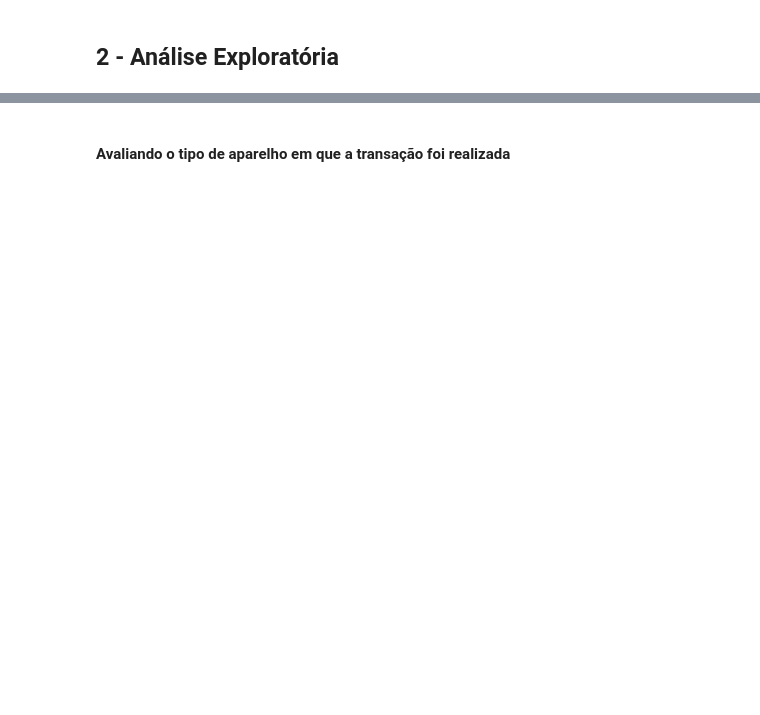
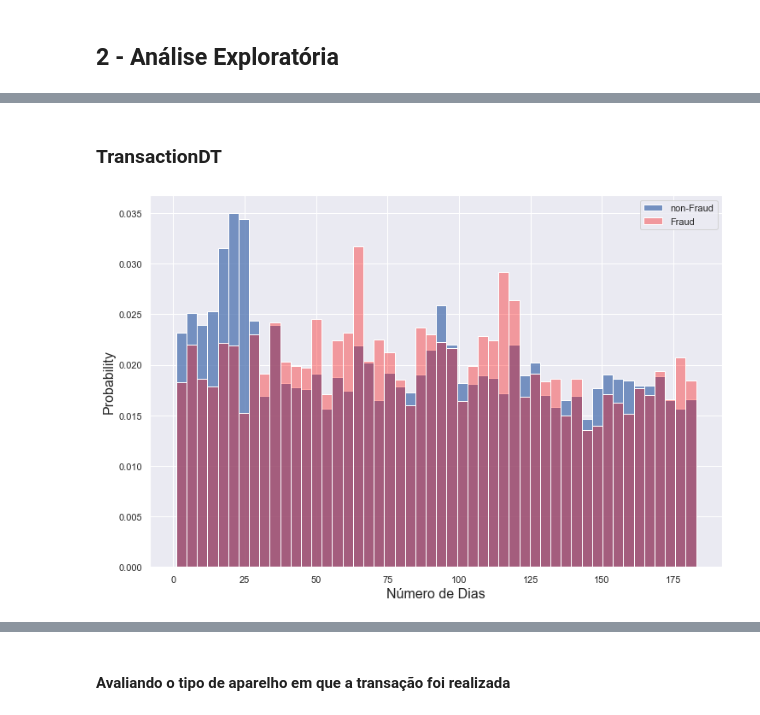
Before and after one commit to lucasdetoledo4/ML-UFSC, a Jupyter notebook: fraud_detection_V1.ipynb, the cells around one changed output, grey strips where cells are left out. Drawn from its saved outputs; the diff is of its cells as text; code cells hidden in the pictures; blank space fills up the shorter version.

```diff
--- a/fraud_detection_V1.ipynb
+++ b/fraud_detection_V1.ipynb
@@ -60,0 +92,22 @@ Name: isFraud, dtype: int64
+# %% [markdown]
+### TransactionDT
+# %%
+bins = np.histogram_bin_edges(df_train['TransactionDT'] / 86400, bins=50)
+
+fig = plt.figure(figsize=(12,8))
+
+# plt.subplot(121)
+px = sns.histplot(data=df_train['TransactionDT'] / 86400, label='non-Fraud',
+                  bins=bins, stat='probability')
+
+
+# plt.subplot(122)
+px2 = sns.histplot(data=df_train[df_train['isFraud'] == True]['TransactionDT'] / 86400, bins=bins,
+                   stat='probability', color='red', alpha=0.35, label='Fraud')
+
+px2.set_xlabel('Número de Dias', fontsize=16)
+px2.set_ylabel('Probability', fontsize=16)
+plt.legend()
+plt.show()
+# %% [output]
+[figure, added]
```
Also changed, not shown: parts of 13 cells of this notebook.
